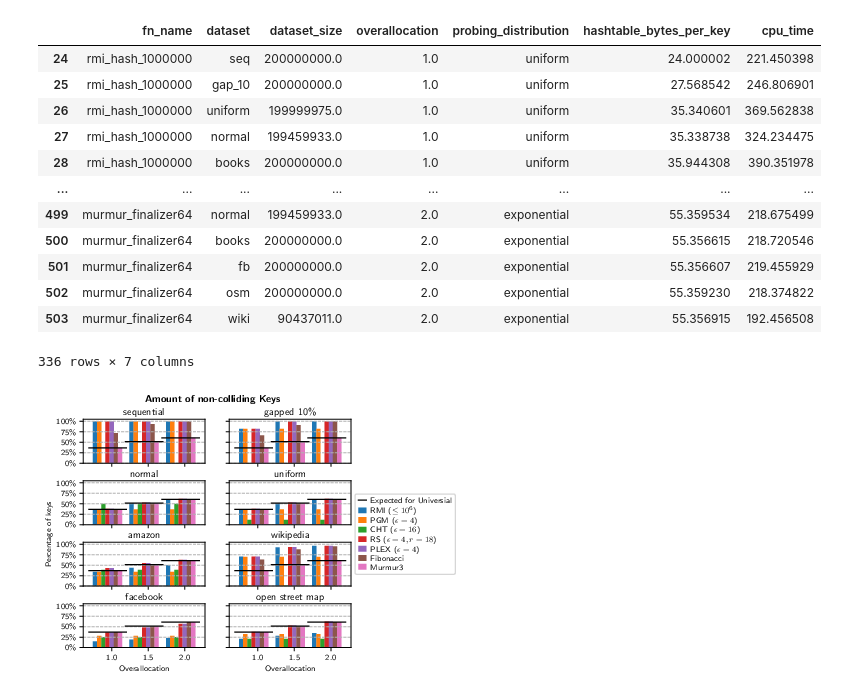
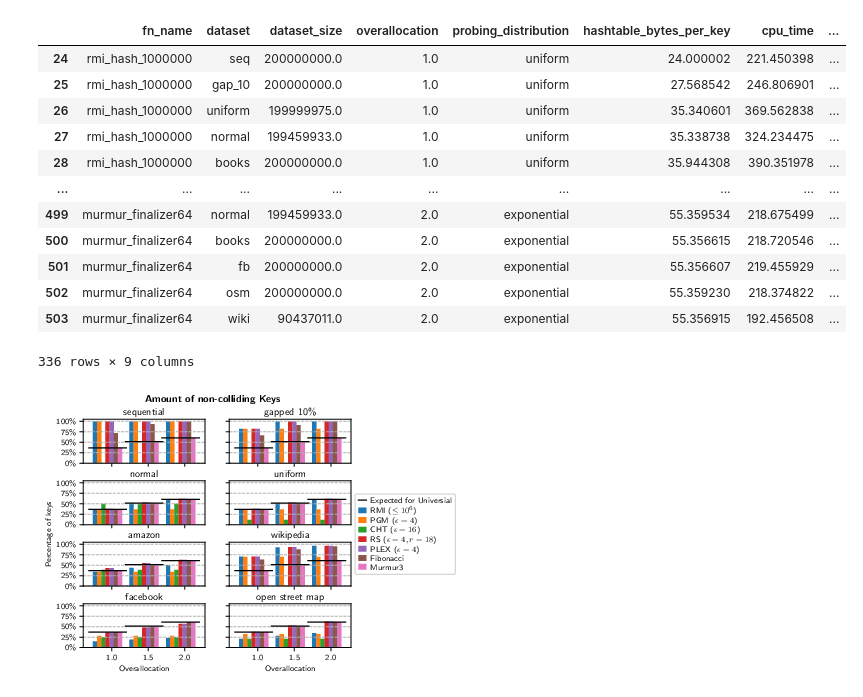
Before and after one commit to IlariaPilo/hashtable, a Jupyter notebook: results/plots.ipynb, the cells around one changed output. Cells and saved outputs as stored; diff of their text form; code cells hidden in the pictures.

Commit message:
plot chained build throughput

```diff
--- a/results/plots.ipynb
+++ b/results/plots.ipynb
@@ -114,47 +114,50 @@ empty_slots = "empty_buckets"
 normalized_empty_slots = "normalized_empty_slots"
 slot_count = "slot_count"
 colliding_elems = "colliding_elems"
 
 hashtable_bytes = "hashtable_bytes"
 hashtable_bytes_per_key = "hashtable_bytes_per_key"
 total_bytes = "total_bytes"
 hashtable_lookup = "cpu_time"
+build_time = "build_time"
+build_throughput = "build_throughput"
 probing_distribution = "probing_distribution"
 
 def buckets_with(cnt):
     assert(cnt >= 1)
     return f"n_buckets_{cnt-1}"
 
 slots_df = df[df["name"].str.startswith("BM_items_per_slot")].copy(deep=True)
 slots_df[func_name] = slots_df[label].apply(lambda x : x.split(":")[0])
 slots_df[dataset] = slots_df[label].apply(lambda x : x.split(":")[1])
 slots_df[dataset_order] = slots_df[dataset].apply(get_dataset_order)
 slots_df[normalized_winner_elems] = slots_df.apply(lambda x: x[winner_elems] / x[dataset_size], axis=1)
 slots_df[slot_count] = slots_df.apply(lambda x: x[dataset_size] * x[overallocation], axis=1)
 slots_df[normalized_empty_slots] = slots_df.apply(lambda x: x[empty_slots] / x[slot_count], axis=1)
 slots_df[[func_name, dataset, dataset_size, overallocation, normalized_winner_elems, winner_elems, empty_slots, normalized_empty_slots, buckets_with(1), buckets_with(2), colliding_elems]]
 
 chained_df = df[df["name"].str.startswith("BM_hashtable") & df["name"].str.contains("Chained")].copy(deep=True)
 chained_df[func_name] = chained_df["label"].apply(lambda x: x[0:x.find("_do_")].removeprefix("chained_"))
 chained_df[dataset] = chained_df["label"].apply(lambda x : x.split(":")[1])
 chained_df[dataset_order] = chained_df[dataset].apply(get_dataset_order)
 chained_df[probing_distribution] = chained_df["name"].apply(lambda x: map_probe_dist(x.split('/')[-2]))
 chained_df[hashtable_bytes_per_key] = chained_df.apply(lambda x: x[hashtable_bytes] / x[dataset_size], axis=1)
-chained_df[[func_name, dataset, dataset_size, overallocation, probing_distribution, hashtable_bytes_per_key, hashtable_lookup]]
+chained_df[build_throughput] = chained_df.apply(lambda x: x[dataset_size] / x[build_time], axis=1)
+chained_df[[func_name, dataset, dataset_size, overallocation, probing_distribution, hashtable_bytes_per_key, hashtable_lookup, build_time, build_throughput]]
 # %% [output]
-|  | fn_name | dataset | dataset_size | overallocation | probing_distribution | hashtable_bytes_per_key | cpu_time |
-| 24 | rmi_hash_1000000 | seq | 200000000.0 | 1.0 | uniform | 24.000002 | 221.450398 |
-| 25 | rmi_hash_1000000 | gap_10 | 200000000.0 | 1.0 | uniform | 27.568542 | 246.806901 |
-| 26 | rmi_hash_1000000 | uniform | 199999975.0 | 1.0 | uniform | 35.340601 | 369.562838 |
-| 27 | rmi_hash_1000000 | normal | 199459933.0 | 1.0 | uniform | 35.338738 | 324.234475 |
-| 28 | rmi_hash_1000000 | books | 200000000.0 | 1.0 | uniform | 35.944308 | 390.351978 |
-| ... | ... | ... | ... | ... | ... | ... | ... |
-| 499 | murmur_finalizer64 | normal | 199459933.0 | 2.0 | exponential | 55.359534 | 218.675499 |
-| 500 | murmur_finalizer64 | books | 200000000.0 | 2.0 | exponential | 55.356615 | 218.720546 |
-| 501 | murmur_finalizer64 | fb | 200000000.0 | 2.0 | exponential | 55.356607 | 219.455929 |
-| 502 | murmur_finalizer64 | osm | 200000000.0 | 2.0 | exponential | 55.359230 | 218.374822 |
-| 503 | murmur_finalizer64 | wiki | 90437011.0 | 2.0 | exponential | 55.356915 | 192.456508 |
+|  | fn_name | dataset | dataset_size | overallocation | probing_distribution | hashtable_bytes_per_key | cpu_time | ... |
+| 24 | rmi_hash_1000000 | seq | 200000000.0 | 1.0 | uniform | 24.000002 | 221.450398 | ... |
+| 25 | rmi_hash_1000000 | gap_10 | 200000000.0 | 1.0 | uniform | 27.568542 | 246.806901 | ... |
+| 26 | rmi_hash_1000000 | uniform | 199999975.0 | 1.0 | uniform | 35.340601 | 369.562838 | ... |
+| 27 | rmi_hash_1000000 | normal | 199459933.0 | 1.0 | uniform | 35.338738 | 324.234475 | ... |
+| 28 | rmi_hash_1000000 | books | 200000000.0 | 1.0 | uniform | 35.944308 | 390.351978 | ... |
+| ... | ... | ... | ... | ... | ... | ... | ... | ... |
+| 499 | murmur_finalizer64 | normal | 199459933.0 | 2.0 | exponential | 55.359534 | 218.675499 | ... |
+| 500 | murmur_finalizer64 | books | 200000000.0 | 2.0 | exponential | 55.356615 | 218.720546 | ... |
+| 501 | murmur_finalizer64 | fb | 200000000.0 | 2.0 | exponential | 55.356607 | 219.455929 | ... |
+| 502 | murmur_finalizer64 | osm | 200000000.0 | 2.0 | exponential | 55.359230 | 218.374822 | ... |
+| 503 | murmur_finalizer64 | wiki | 90437011.0 | 2.0 | exponential | 55.356915 | 192.456508 | ... |
-336 rows × 7 columns
+336 rows × 9 columns
 # %%
 def plot_winners(data):
     rows = 4
```
Also changed, not shown: parts of 1 cell of this notebook.
